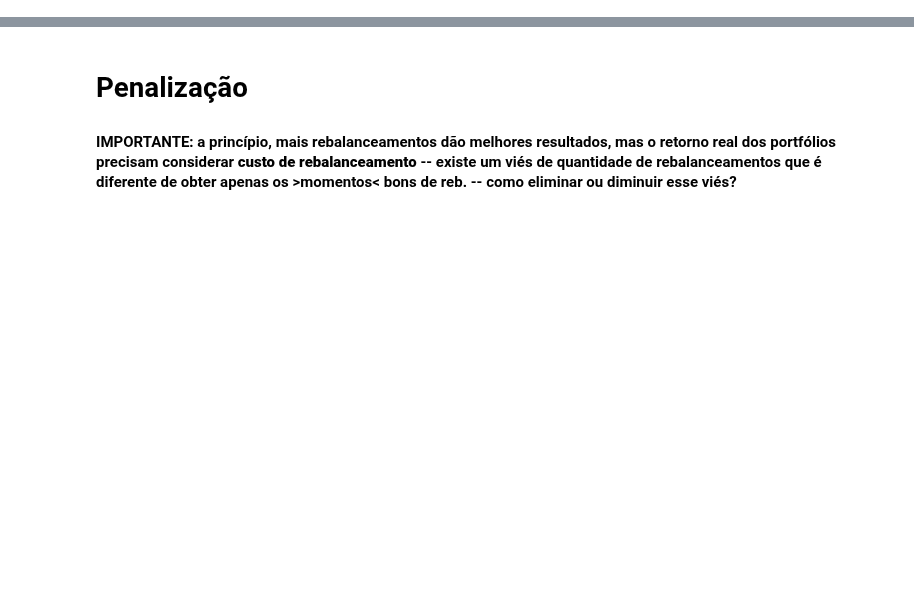
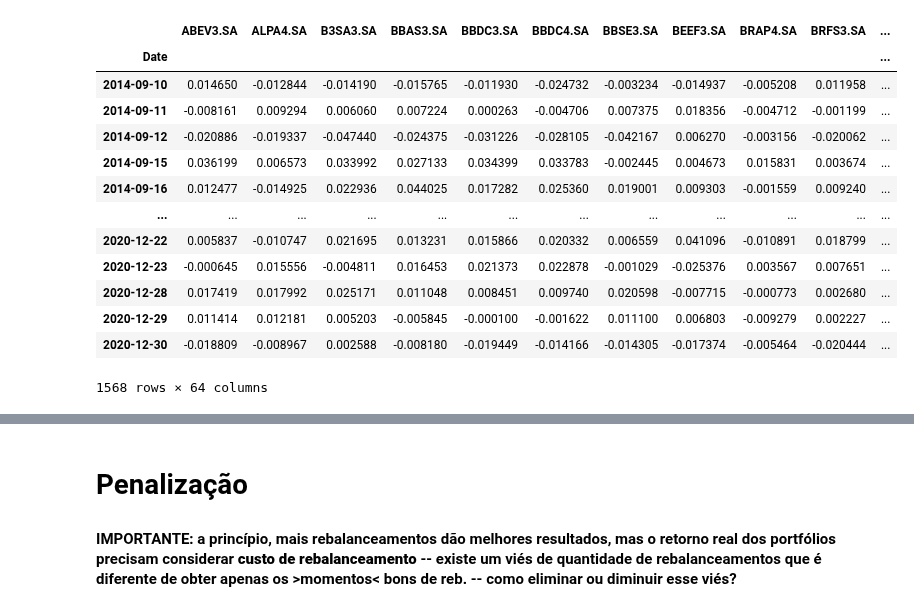
Before and after one commit to fea-dev-usp/quantamental-Dev_Wizards, a Jupyter notebook: indice_v2/rebalanceamentos_aleatorios.ipynb, the cells around one changed output, grey strips where cells are left out. Saved outputs shown, nothing was run; the diff lists cells and outputs as text; code cells hidden in the pictures; blank space fills up the shorter version.

```diff
--- a/indice_v2/rebalanceamentos_aleatorios.ipynb
+++ b/indice_v2/rebalanceamentos_aleatorios.ipynb
@@ -10,14 +10,35 @@ import holidays
 # %%
 ibov_close = pd.read_csv(r'C:\Users\loren\Documents\Programação\Github\quantamental-Dev_Wizards\data\ativos_ibov\ivob_close.csv')
 
-threshold = len(ibov_close)
-ibov_close.dropna(thresh=threshold, axis=1, inplace=True)
+# threshold = len(ibov_close)
+# ibov_close.dropna(thresh=threshold, axis=1, inplace=True)
 
+ibov_close.fillna(0, inplace=True)
 ibov_close['Date'] = pd.to_datetime(ibov_close['Date'])
+ibov_close.set_index('Date', inplace=True)
+ibov_close = ibov_close.loc['2014-09-08':'2020-12-31']
 
-ibov_close.set_index('Date', inplace=True)
-ibov_close = ibov_close.loc['2014-01-01':'2020-12-31']
+ibov_close = ibov_close.loc[:, (ibov_close != 0).any(axis=0)] # Remove columns with all zeros
+ibov_close = ibov_close.loc[:, (ibov_close.iloc[0] != 0)] # Remove columns with zero in the first row
+
 returns = ibov_close.pct_change().dropna()
+returns = returns.iloc[1:]
+returns
+# %% [output]
+|  | ABEV3.SA | ALPA4.SA | B3SA3.SA | BBAS3.SA | BBDC3.SA | BBDC4.SA | BBSE3.SA | BEEF3.SA | BRAP4.SA | BRFS3.SA | ... |
+| Date |  |  |  |  |  |  |  |  |  |  | ... |
+| 2014-09-10 | 0.014650 | -0.012844 | -0.014190 | -0.015765 | -0.011930 | -0.024732 | -0.003234 | -0.014937 | -0.005208 | 0.011958 | ... |
+| 2014-09-11 | -0.008161 | 0.009294 | 0.006060 | 0.007224 | 0.000263 | -0.004706 | 0.007375 | 0.018356 | -0.004712 | -0.001199 | ... |
+| 2014-09-12 | -0.020886 | -0.019337 | -0.047440 | -0.024375 | -0.031226 | -0.028105 | -0.042167 | 0.006270 | -0.003156 | -0.020062 | ... |
+| 2014-09-15 | 0.036199 | 0.006573 | 0.033992 | 0.027133 | 0.034399 | 0.033783 | -0.002445 | 0.004673 | 0.015831 | 0.003674 | ... |
+| 2014-09-16 | 0.012477 | -0.014925 | 0.022936 | 0.044025 | 0.017282 | 0.025360 | 0.019001 | 0.009303 | -0.001559 | 0.009240 | ... |
+| ... | ... | ... | ... | ... | ... | ... | ... | ... | ... | ... | ... |
+| 2020-12-22 | 0.005837 | -0.010747 | 0.021695 | 0.013231 | 0.015866 | 0.020332 | 0.006559 | 0.041096 | -0.010891 | 0.018799 | ... |
+| 2020-12-23 | -0.000645 | 0.015556 | -0.004811 | 0.016453 | 0.021373 | 0.022878 | -0.001029 | -0.025376 | 0.003567 | 0.007651 | ... |
+| 2020-12-28 | 0.017419 | 0.017992 | 0.025171 | 0.011048 | 0.008451 | 0.009740 | 0.020598 | -0.007715 | -0.000773 | 0.002680 | ... |
+| 2020-12-29 | 0.011414 | 0.012181 | 0.005203 | -0.005845 | -0.000100 | -0.001622 | 0.011100 | 0.006803 | -0.009279 | 0.002227 | ... |
+| 2020-12-30 | -0.018809 | -0.008967 | 0.002588 | -0.008180 | -0.019449 | -0.014166 | -0.014305 | -0.017374 | -0.005464 | -0.020444 | ... |
+1568 rows × 64 columns
 # %%
 # Portfolio simples com rp
 port = rp.Portfolio(returns=returns)
```
Also changed, not shown: parts of 21 cells of this notebook, 9 other files.
